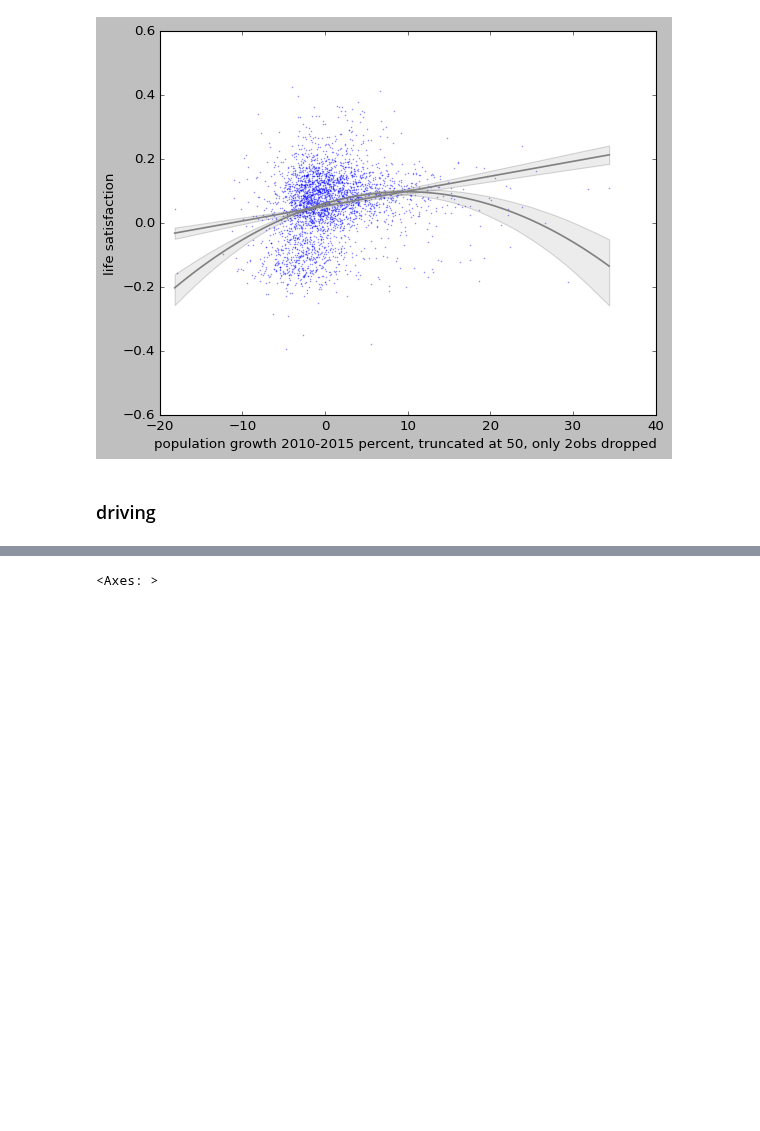
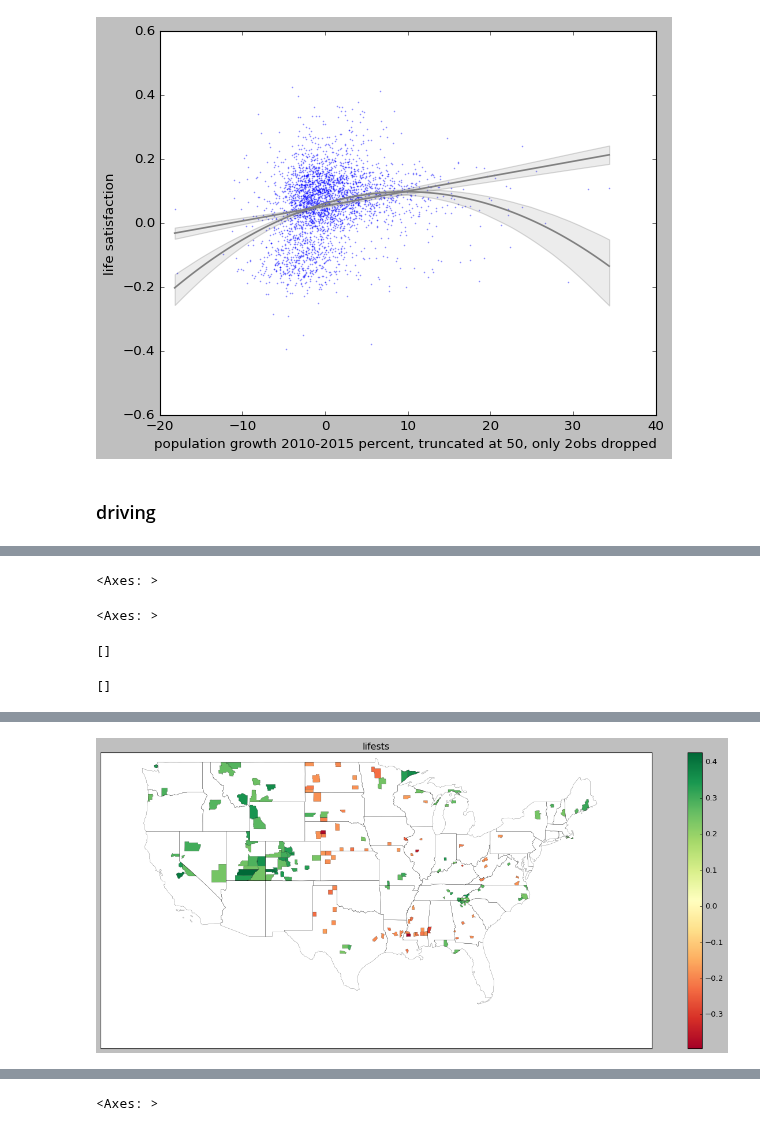
Before and after one commit to theaok/hfgi, a Jupyter notebook: hfgi.ipynb, the cells around one changed output, grey strips where cells are left out. Drawn from its saved outputs; the diff is of its cells as text; code cells hidden in the pictures; blank space fills up the shorter version.

```diff
--- a/hfgi.ipynb
+++ b/hfgi.ipynb
@@ -828,0 +825,32 @@ Warning: Total number of columns (37) exceeds max_columns (20). Falling back to
+# %%
+#a.columns
+
+# Sort the data by 'stat' and take top 100 and bottom 100
+a_sorted = a.sort_values(by='stat', ascending=False)
+#a_sorted.head(100)
+#a_sorted.tail(100)
+
+top_bottom_100 = pd.concat([a_sorted.head(100), a_sorted.tail(100)])
+
+
+#TODO overlay with states
+
+fig, ax = plt.subplots(1, figsize=(20,8))
+top_bottom_100.plot(ax=ax,column='stat',legend=True,cmap='RdYlGn', linewidth=.2) #
+#, scheme='natural_breaks',k=9,
+#         edgecolor='grey',legend_kwds= {"fmt": "{:,.2f}",
+#        'loc':'lower right','title_fontsize':'medium','fontsize':'small','markerscale':1.4}
+s.plot(ax=ax,legend=False, linewidth=.2,facecolor="none")
+#leg1 = ax.get_legend()
+#leg1.set_title('''Population Density #this is legend title; useful!
+#2010 (pers/sq mi)''')
+ax.title.set_text("lifests")
+ax.set_xticks([]) #kills xticks
+ax.set_yticks([]) #kills xticks
+plt.savefig('fig.eps',bbox_inches='tight') #,pad_inches=0.1, dpi=200, transparent=True #eps, jpeg, jpg, pdf, pgf, png, ps, raw, rgba, svg, svgz, tif, tiff
+files.download('fig.eps') #note can also right click fig and save image as
+# %% [output]
+<Axes: >
+<Axes: >
+[]
+[]
@@ -828,0 +859 @@ Warning: Total number of columns (37) exceeds max_columns (20). Falling back to
+[figure, added]
```
Also changed, not shown: parts of 7 cells of this notebook.
